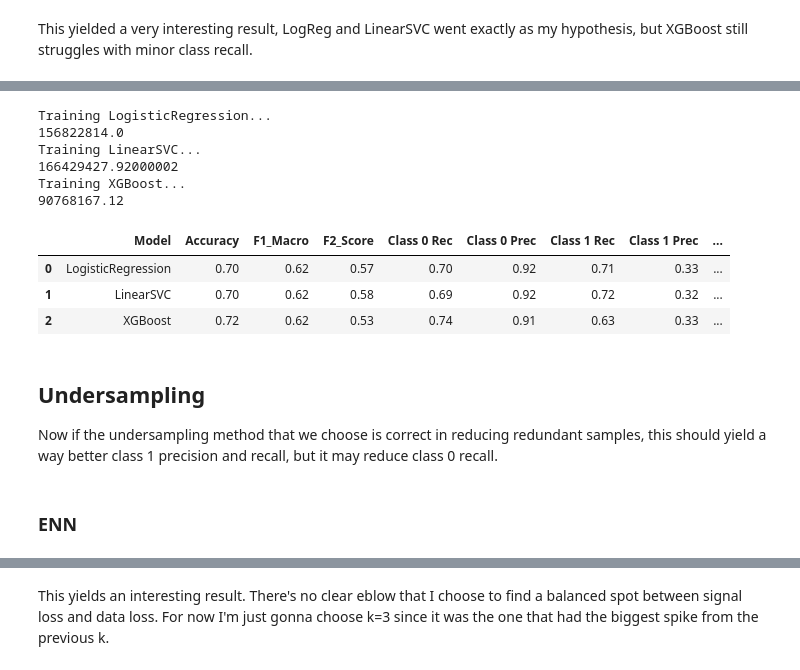
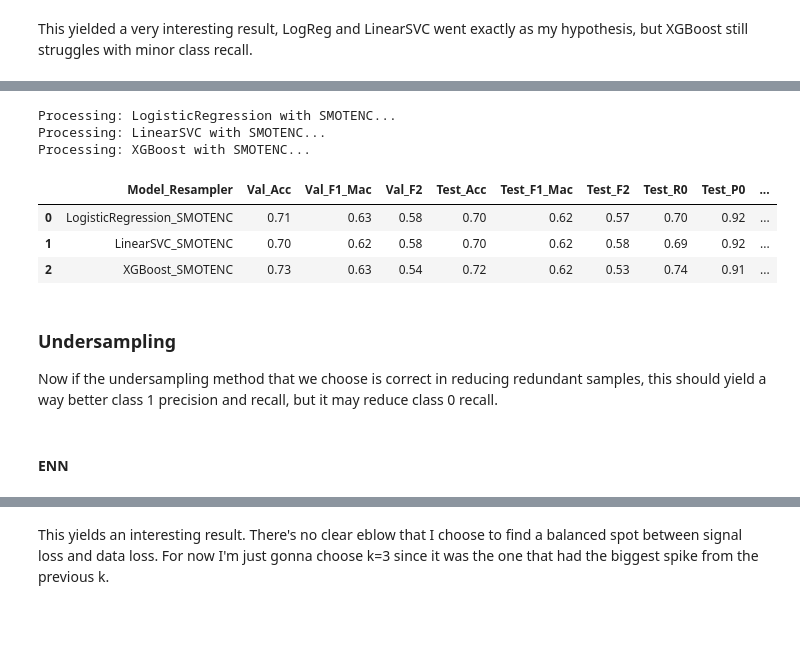
Before and after one commit to yukienjoyer7/Diabetes-Early-Diagnosis-BRFSS-2024, a Jupyter notebook: Modelling_Dion.ipynb, the cells around one changed output, grey strips where cells are left out. Saved outputs shown, nothing was run; the diff lists cells and outputs as text; code cells hidden in the pictures; blank space fills up the shorter version.

```diff
--- a/Modelling_Dion.ipynb
+++ b/Modelling_Dion.ipynb
@@ -672,23 +689,29 @@ Name: count, dtype: int64
 # %%
-result_smotenc = train_and_evaluate(df_train_smotenc, df_test_fe)
-result_smotenc
+excluded_features = ['_BMI5', 'MENTHLTH', 'DIABETE4']
+cat_features = [feature for feature in df_train_fe.columns if feature not in excluded_features]
+
+smotenc = SMOTENC(random_state=RANDOM_STATE, categorical_features=cat_features)
+
+resamplers = [smotenc]
+
+results_smotenc = train_and_evaluate(df_train_fe, df_test_fe, resamplers)
 # %% [output]
-Training LogisticRegression...
-156822814.0
-Training LinearSVC...
-166429427.92000002
-Training XGBoost...
-90768167.12
+Processing: LogisticRegression with SMOTENC...
+Processing: LinearSVC with SMOTENC...
+Processing: XGBoost with SMOTENC...
-|  | Model | Accuracy | F1_Macro | F2_Score | Class 0 Rec | Class 0 Prec | Class 1 Rec | Class 1 Prec | ... |
-| 0 | LogisticRegression | 0.70 | 0.62 | 0.57 | 0.70 | 0.92 | 0.71 | 0.33 | ... |
-| 1 | LinearSVC | 0.70 | 0.62 | 0.58 | 0.69 | 0.92 | 0.72 | 0.32 | ... |
-| 2 | XGBoost | 0.72 | 0.62 | 0.53 | 0.74 | 0.91 | 0.63 | 0.33 | ... |
+# %%
+results_smotenc
+# %% [output]
+|  | Model_Resampler | Val_Acc | Val_F1_Mac | Val_F2 | Test_Acc | Test_F1_Mac | Test_F2 | Test_R0 | Test_P0 | ... |
+| 0 | LogisticRegression_SMOTENC | 0.71 | 0.63 | 0.58 | 0.70 | 0.62 | 0.57 | 0.70 | 0.92 | ... |
+| 1 | LinearSVC_SMOTENC | 0.70 | 0.62 | 0.58 | 0.70 | 0.62 | 0.58 | 0.69 | 0.92 | ... |
+| 2 | XGBoost_SMOTENC | 0.73 | 0.63 | 0.54 | 0.72 | 0.62 | 0.53 | 0.74 | 0.91 | ... |
 # %% [markdown]
-## Undersampling
+### Undersampling
 
 Now if the undersampling method that we choose is correct in reducing redundant samples, this should yield a way better class 1 precision and recall, but it may reduce class 0 recall.
 # %% [markdown]
-### ENN
+#### ENN
 # %%
 X_train = df_train_fe.drop(columns=['DIABETE4'])
 y_train = df_train_fe['DIABETE4']
```
Also changed, not shown: parts of 40 cells of this notebook.
